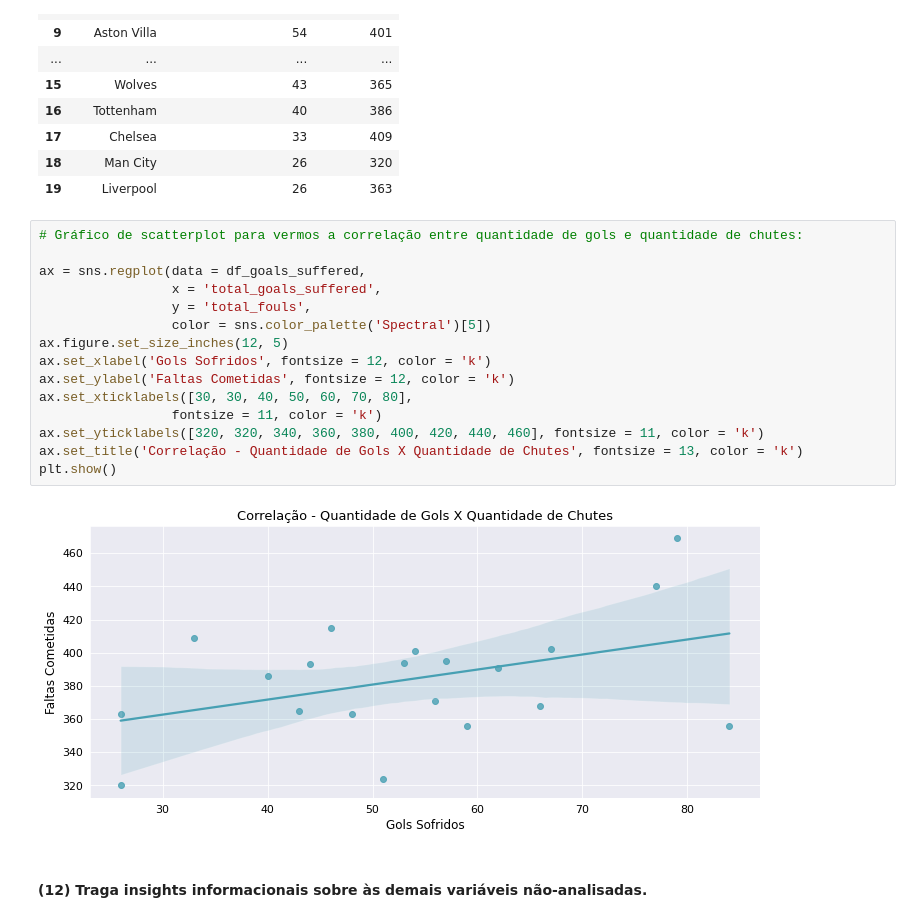
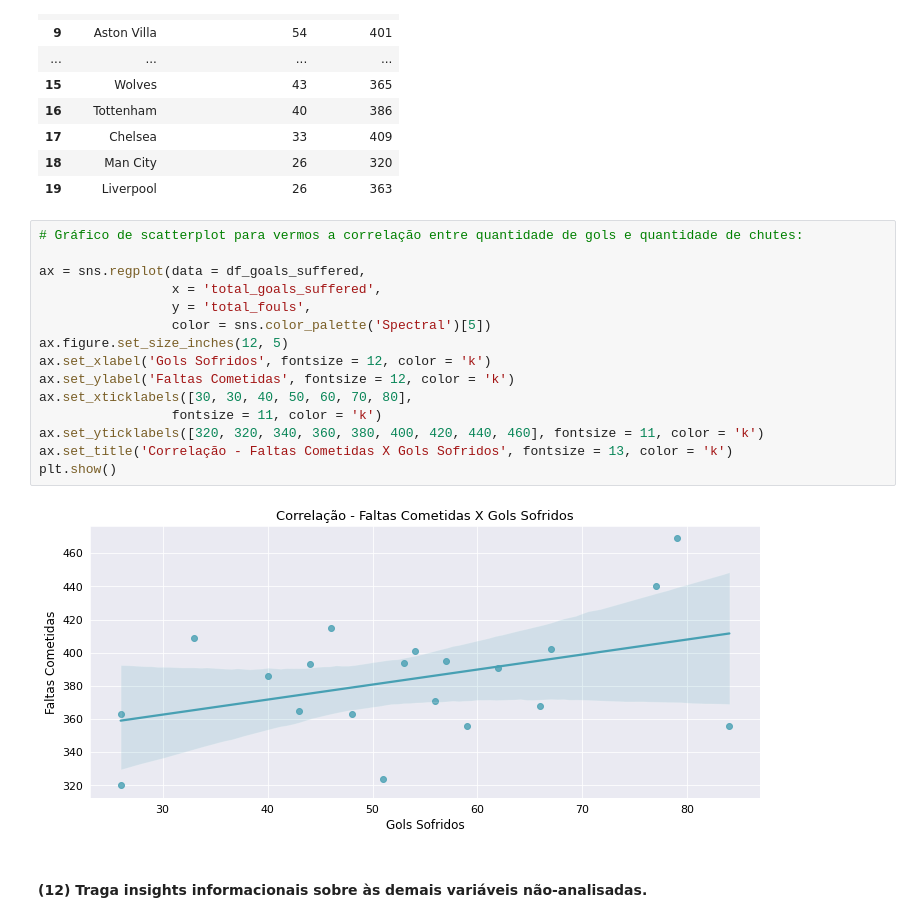
Before and after one commit to jv-mendes07/premier_league_21-22, a Jupyter notebook: Premier_League_(21_22).ipynb, the cells around one changed output. Saved outputs shown, nothing was run; the diff lists cells and outputs as text.

```diff
--- a/Premier_League_(21_22).ipynb
+++ b/Premier_League_(21_22).ipynb
@@ -681,20 +681,20 @@ df_goals_suffered
 # %%
 # Gráfico de scatterplot para vermos a correlação entre quantidade de gols e quantidade de chutes:
 
 ax = sns.regplot(data = df_goals_suffered,
                  x = 'total_goals_suffered',
                  y = 'total_fouls',
                  color = sns.color_palette('Spectral')[5])
 ax.figure.set_size_inches(12, 5)
 ax.set_xlabel('Gols Sofridos', fontsize = 12, color = 'k')
 ax.set_ylabel('Faltas Cometidas', fontsize = 12, color = 'k')
 ax.set_xticklabels([30, 30, 40, 50, 60, 70, 80],
                  fontsize = 11, color = 'k')
 ax.set_yticklabels([320, 320, 340, 360, 380, 400, 420, 440, 460], fontsize = 11, color = 'k')
-ax.set_title('Correlação - Quantidade de Gols X Quantidade de Chutes', fontsize = 13, color = 'k')
+ax.set_title('Correlação - Faltas Cometidas X Gols Sofridos', fontsize = 13, color = 'k')
 plt.show()
 # %% [output]
-[figure, old version]
+[figure, new version]
 # %% [markdown]
 #### (12) Traga insights informacionais sobre às demais variáveis não-analisadas.
 # %%
```
